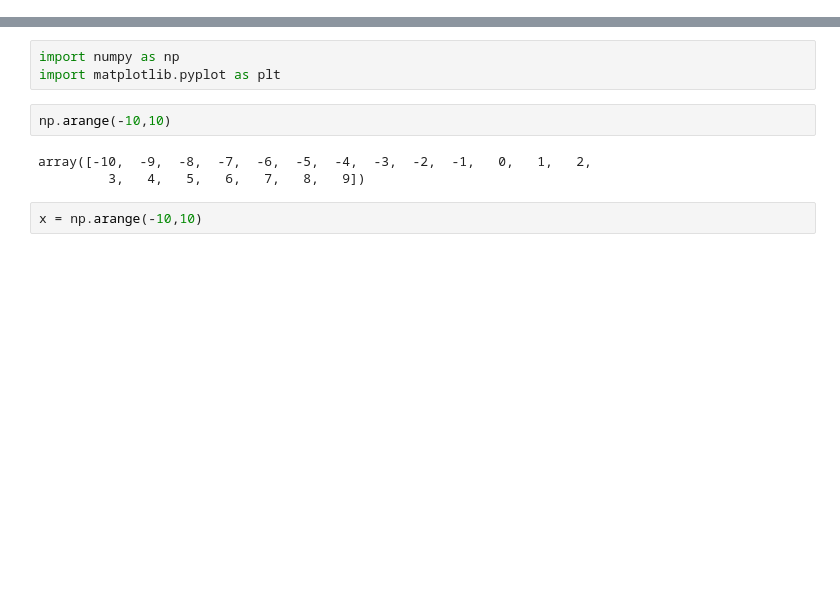
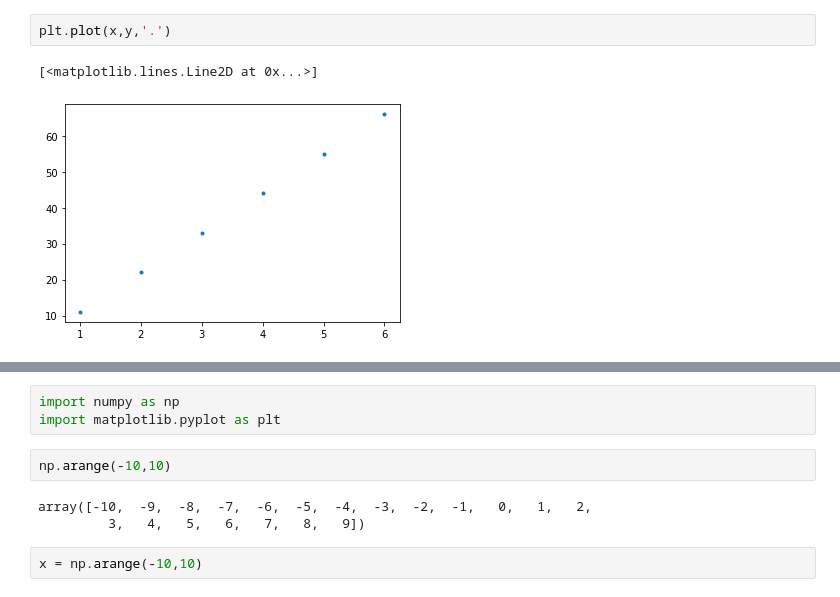
Before and after one commit to Andrewseltzer/Andrewseltzer, a Jupyter notebook: Andrew_Seltzer_Lab_1.ipynb, the cells around one changed output, grey strips where cells are left out. Drawn from its saved outputs; the diff is of its cells as text; blank space fills up the shorter version.

```diff
--- a/Andrew_Seltzer_Lab_1.ipynb
+++ b/Andrew_Seltzer_Lab_1.ipynb
@@ -2,0 +106,5 @@
+# %%
+plt.plot(x,y,'.')
+# %% [output]
+[<matplotlib.lines.Line2D at 0x...>]
+[figure, added]
```
Also changed, not shown: parts of 47 cells of this notebook.
